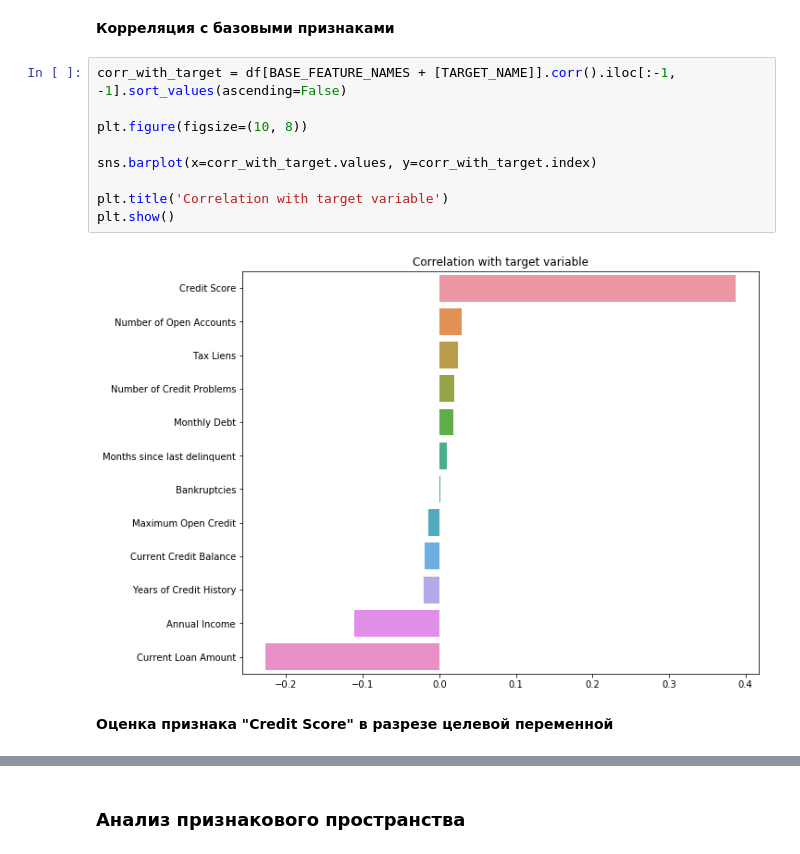
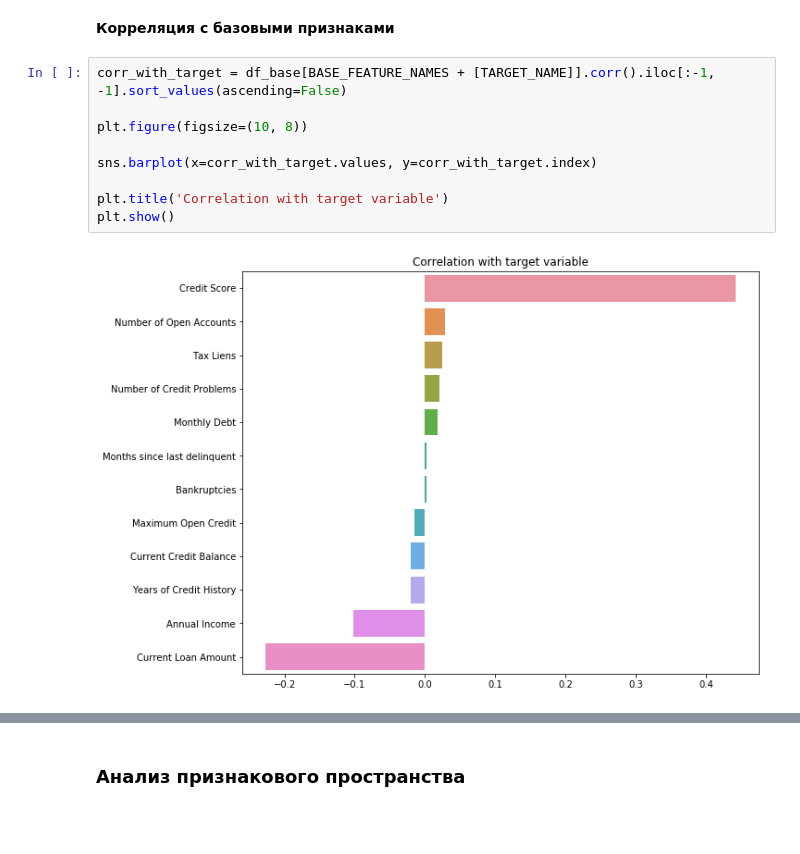
Before and after one commit to studentotlichnik/PythonForDataScience, a Jupyter notebook: TSataev_solution.ipynb, the cells around one changed output, grey strips where cells are left out. Saved outputs shown, nothing was run; the diff lists cells and outputs as text; blank space fills up the shorter version.

```diff
--- a/TSataev_solution.ipynb
+++ b/TSataev_solution.ipynb
@@ -475,15 +367,13 @@ plt.show()
 # %% [markdown]
 **Корреляция с базовыми признаками**
 # %%
-corr_with_target = df[BASE_FEATURE_NAMES + [TARGET_NAME]].corr().iloc[:-1, -1].sort_values(ascending=False)
+corr_with_target = df_base[BASE_FEATURE_NAMES + [TARGET_NAME]].corr().iloc[:-1, -1].sort_values(ascending=False)
 
 plt.figure(figsize=(10, 8))
 
 sns.barplot(x=corr_with_target.values, y=corr_with_target.index)
 
 plt.title('Correlation with target variable')
 plt.show()
 # %% [output]
-[figure, old version]
+[figure, new version]
-# %% [markdown]
-**Оценка признака "Credit Score" в разрезе целевой переменной**
```
Also changed, not shown: parts of 116 cells of this notebook, 1 other file.
